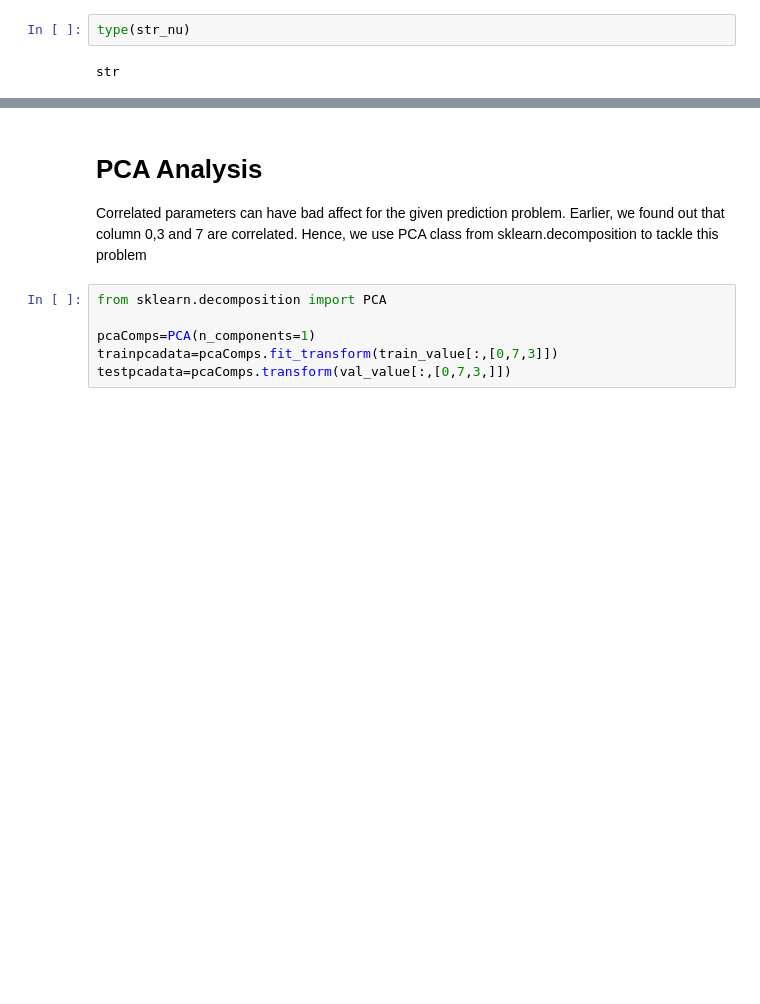
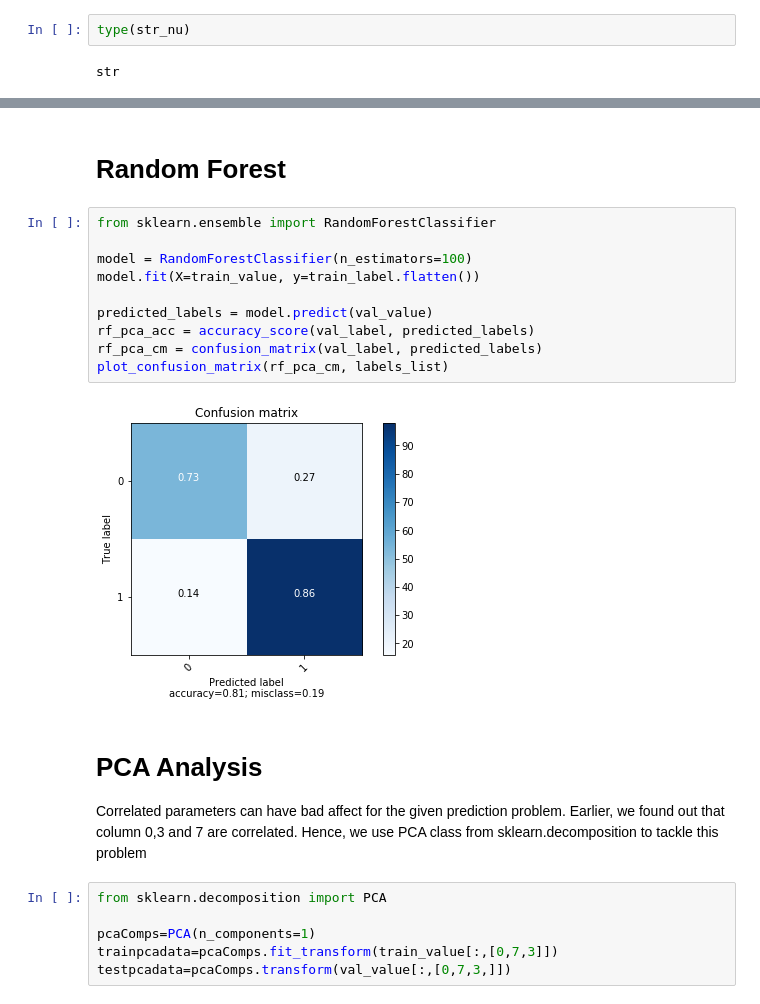
Before and after one commit to ankurshukla03/sml_project, a Jupyter notebook: songs-classification.ipynb, the cells around one changed output, grey strips where cells are left out. Cells and saved outputs as stored; diff of their text form; blank space fills up the shorter version.

```diff
--- a/songs-classification.ipynb
+++ b/songs-classification.ipynb
@@ -238,3 +283,17 @@ str
+# %% [markdown]
+# Random Forest
+# %%
+from sklearn.ensemble import RandomForestClassifier
+
+model = RandomForestClassifier(n_estimators=100)
+model.fit(X=train_value, y=train_label.flatten())
+
+predicted_labels = model.predict(val_value)
+rf_pca_acc = accuracy_score(val_label, predicted_labels)
+rf_pca_cm = confusion_matrix(val_label, predicted_labels)
+plot_confusion_matrix(rf_pca_cm, labels_list)
+# %% [output]
+[figure, added]
 # %% [markdown]
 # PCA Analysis
 
```
Also changed, not shown: parts of 7 cells of this notebook.
